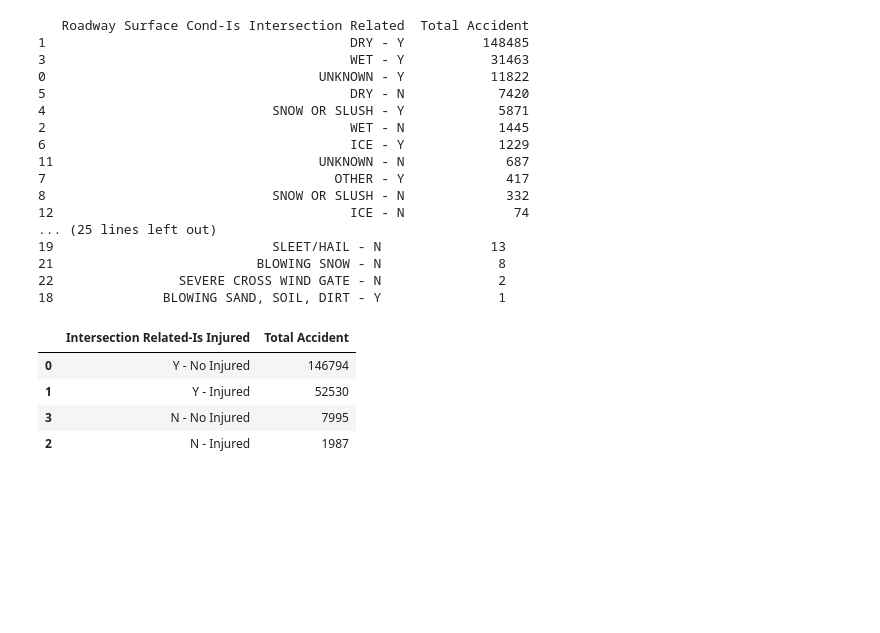
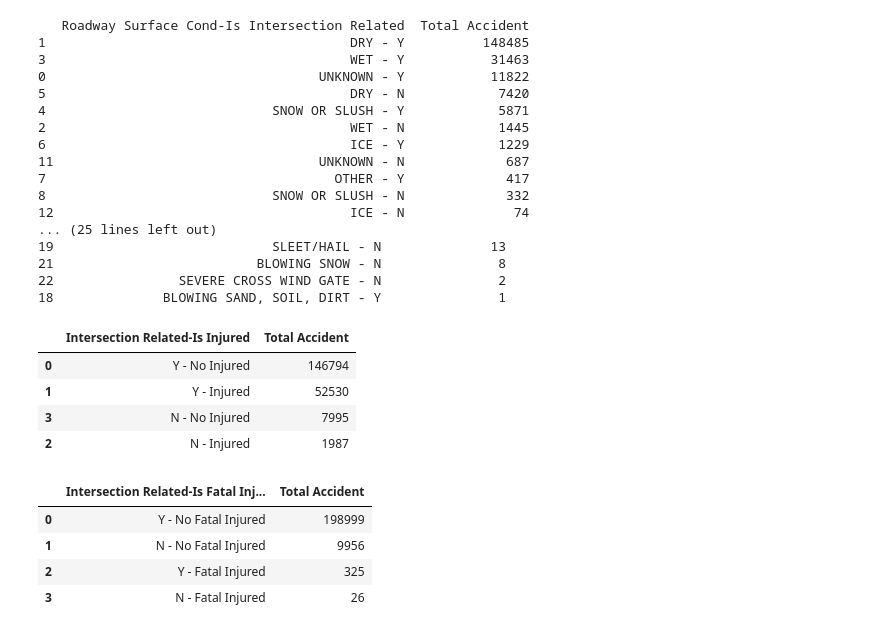
Before and after one commit to FlazeFy2/DS-Traffic_Accidents, a Jupyter notebook: descriptive statistics.ipynb, the cells around one changed output. Saved outputs shown, nothing was run; the diff lists cells and outputs as text; code cells hidden in the pictures; blank space fills up the shorter version.

Commit message:
[DS] Descriptive Statistic for Analyzed Accidents by Intersection Related and Is Fatal Injured

```diff
--- a/descriptive statistics.ipynb
+++ b/descriptive statistics.ipynb
@@ -473,3 +473,50 @@ res_df
 | 1 | Y - Injured | 52530 |
 | 3 | N - No Injured | 7995 |
 | 2 | N - Injured | 1987 |
+# %%
+import pandas as pd
+import statistics
+import numpy as np
+
+# Declaration
+# Descriptive Statistic for Analyzed Accidents by Intersection Related and Is Fatal Injured
+data = pd.read_csv("traffic_accidents.csv")
+
+# Categorize Fatal Injured
+def categorize_injured(val):
+    if val == 0:
+        return "No Fatal Injured"
+    else:
+        return "Fatal Injured"
+
+# Group by Fatal Injured and Count
+data['is_fatal_injured'] = data['injuries_fatal'].apply(categorize_injured)
+
+# Combine Intersection Related and Is Fatal Injured
+data['Intersection Related-Is Fatal Injured'] = data['intersection_related_i'] + ' - ' + data['is_fatal_injured']
+
+# Unique values for Intersection Related-Is Fatal Injured
+day_time_groups = data['Intersection Related-Is Fatal Injured'].unique().tolist()
+
+results = []
+for group in day_time_groups:
+    group_data = data[data['Intersection Related-Is Fatal Injured'] == group]
+
+    total_accident = group_data['injuries_total'].count()
+
+    # Append result dictionary for each Intersection Related-Is Fatal Injured
+    results.append({
+        'Intersection Related-Is Fatal Injured': group,
+        'Total Accident': total_accident
+    })
+
+# Sort
+res_df = pd.DataFrame(results)
+res_df = res_df.sort_values(by='Total Accident', ascending=False)
+res_df
+# %% [output]
+|  | Intersection Related-Is Fatal Inj... | Total Accident |
+| 0 | Y - No Fatal Injured | 198999 |
+| 1 | N - No Fatal Injured | 9956 |
+| 2 | Y - Fatal Injured | 325 |
+| 3 | N - Fatal Injured | 26 |
```
